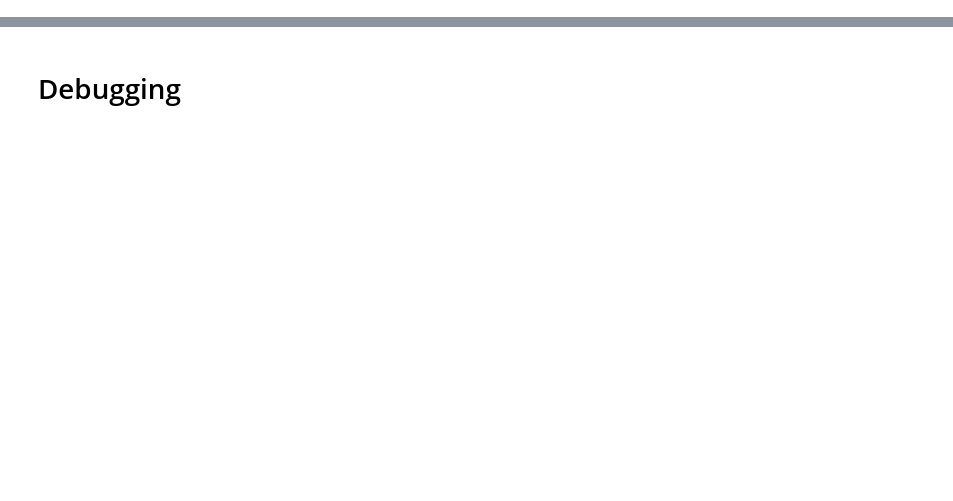
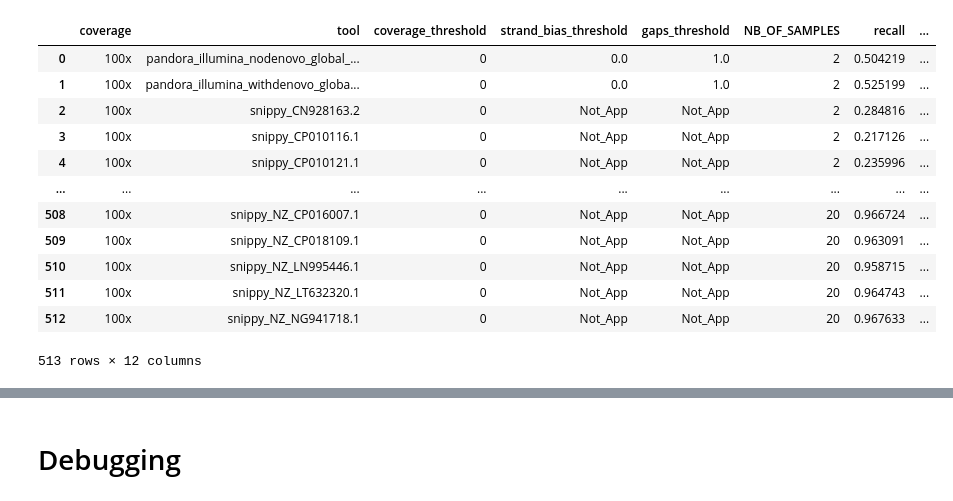
Before and after one commit to leoisl/pandora_paper_roc, a Jupyter notebook: eda/recall_vs_nb_of_samples/recall_vs_nb_of_samples.ipynb, the cells around one changed output, grey strips where cells are left out. Saved outputs shown, nothing was run; the diff lists cells and outputs as text; code cells hidden in the pictures; blank space fills up the shorter version.

Commit message:
Updating recall vs nb of samples notebook

```diff
--- a/eda/recall_vs_nb_of_samples/recall_vs_nb_of_samples.ipynb
+++ b/eda/recall_vs_nb_of_samples/recall_vs_nb_of_samples.ipynb
@@ -112 +112,30 @@ merged_data
+# %%
+def get_colour(tool):
+    if "pandora" in tool and "withdenovo" in tool:
+        return "blue"
+    elif "pandora" in tool and "nodenovo" in tool:
+        return "orange"
+    elif "snippy" in tool:
+        return "rgba(255,0,0,0.3)" # red with 0.3 alpha
+    elif "samtools" in tool:
+        return "rgba(0,0.5,0,0.3)" # green with 0.3 alpha
+    else:
+        assert False
+
+merged_data["colour"] = merged_data["tool"].apply(get_colour)
+merged_data
+# %% [output]
+|  | coverage | tool | coverage_threshold | strand_bias_threshold | gaps_threshold | NB_OF_SAMPLES | recall | ... |
+| 0 | 100x | pandora_illumina_nodenovo_global_... | 0 | 0.0 | 1.0 | 2 | 0.504219 | ... |
+| 1 | 100x | pandora_illumina_withdenovo_globa... | 0 | 0.0 | 1.0 | 2 | 0.525199 | ... |
+| 2 | 100x | snippy_CN928163.2 | 0 | Not_App | Not_App | 2 | 0.284816 | ... |
+| 3 | 100x | snippy_CP010116.1 | 0 | Not_App | Not_App | 2 | 0.217126 | ... |
+| 4 | 100x | snippy_CP010121.1 | 0 | Not_App | Not_App | 2 | 0.235996 | ... |
+| ... | ... | ... | ... | ... | ... | ... | ... | ... |
+| 508 | 100x | snippy_NZ_CP016007.1 | 0 | Not_App | Not_App | 20 | 0.966724 | ... |
+| 509 | 100x | snippy_NZ_CP018109.1 | 0 | Not_App | Not_App | 20 | 0.963091 | ... |
+| 510 | 100x | snippy_NZ_LN995446.1 | 0 | Not_App | Not_App | 20 | 0.958715 | ... |
+| 511 | 100x | snippy_NZ_LT632320.1 | 0 | Not_App | Not_App | 20 | 0.964743 | ... |
+| 512 | 100x | snippy_NZ_NG941718.1 | 0 | Not_App | Not_App | 20 | 0.967633 | ... |
+513 rows × 12 columns
 # %%
```
Also changed, not shown: parts of 11 cells of this notebook, 1 other file.
